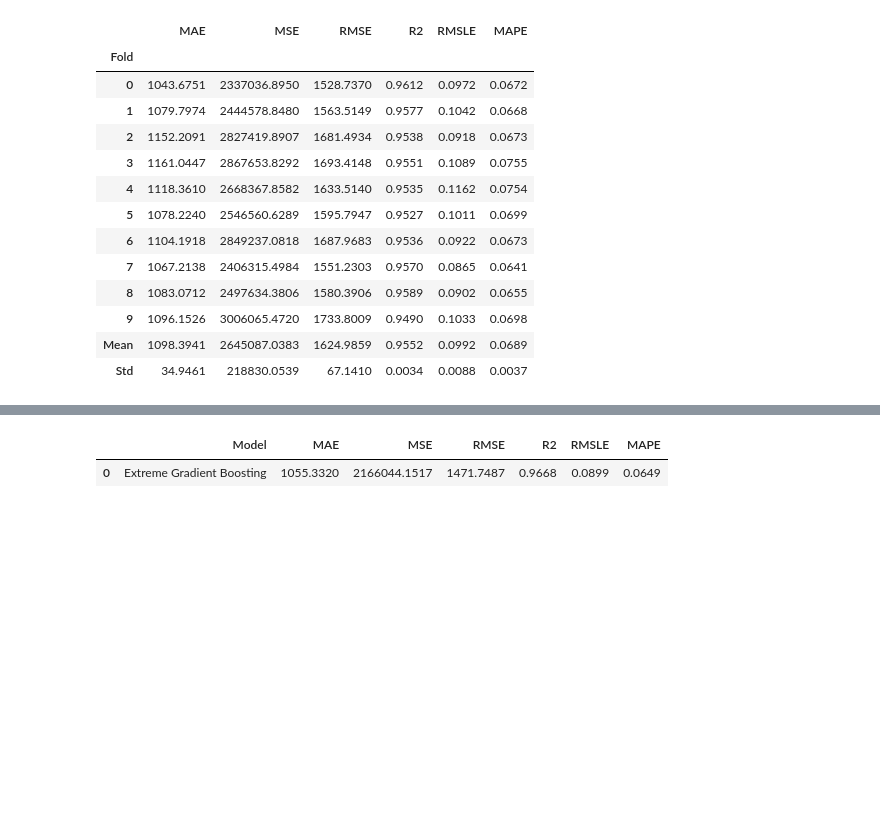
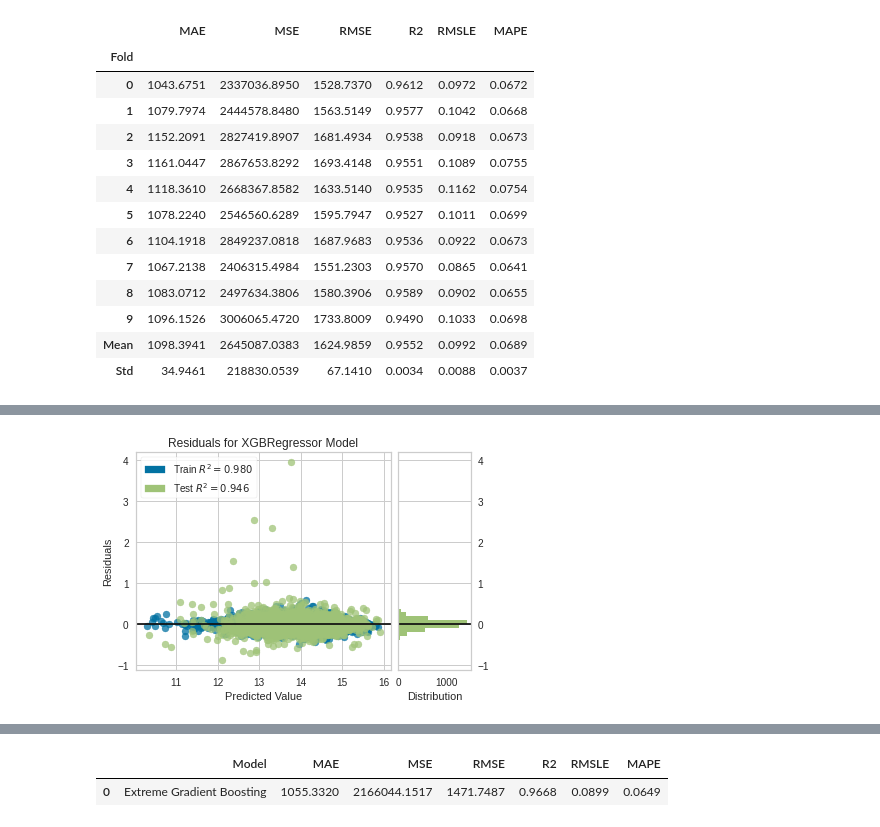
Before and after one commit to diegopmayer/automl_pycaret, a Jupyter notebook: automl_regression_c01.ipynb, the cells around one changed output, grey strips where cells are left out. Drawn from its saved outputs; the diff is of its cells as text; code cells hidden in the pictures; blank space fills up the shorter version.

```diff
--- a/automl_regression_c01.ipynb
+++ b/automl_regression_c01.ipynb
@@ -201,3 +261,8 @@ plot_model(estimator=model, plot='feature')
+# %%
+# 0.977-0.912, 0.978-0.902
+plot_model(estimator=model) # lo2, keep outlier, keep low variance
+# %% [output]
+[figure, added]
 # %%
 # 0.977-0.912, 0.978-0.902
 plot_model(estimator=model)
```
Also changed, not shown: parts of 25 cells of this notebook, 1 other file.
